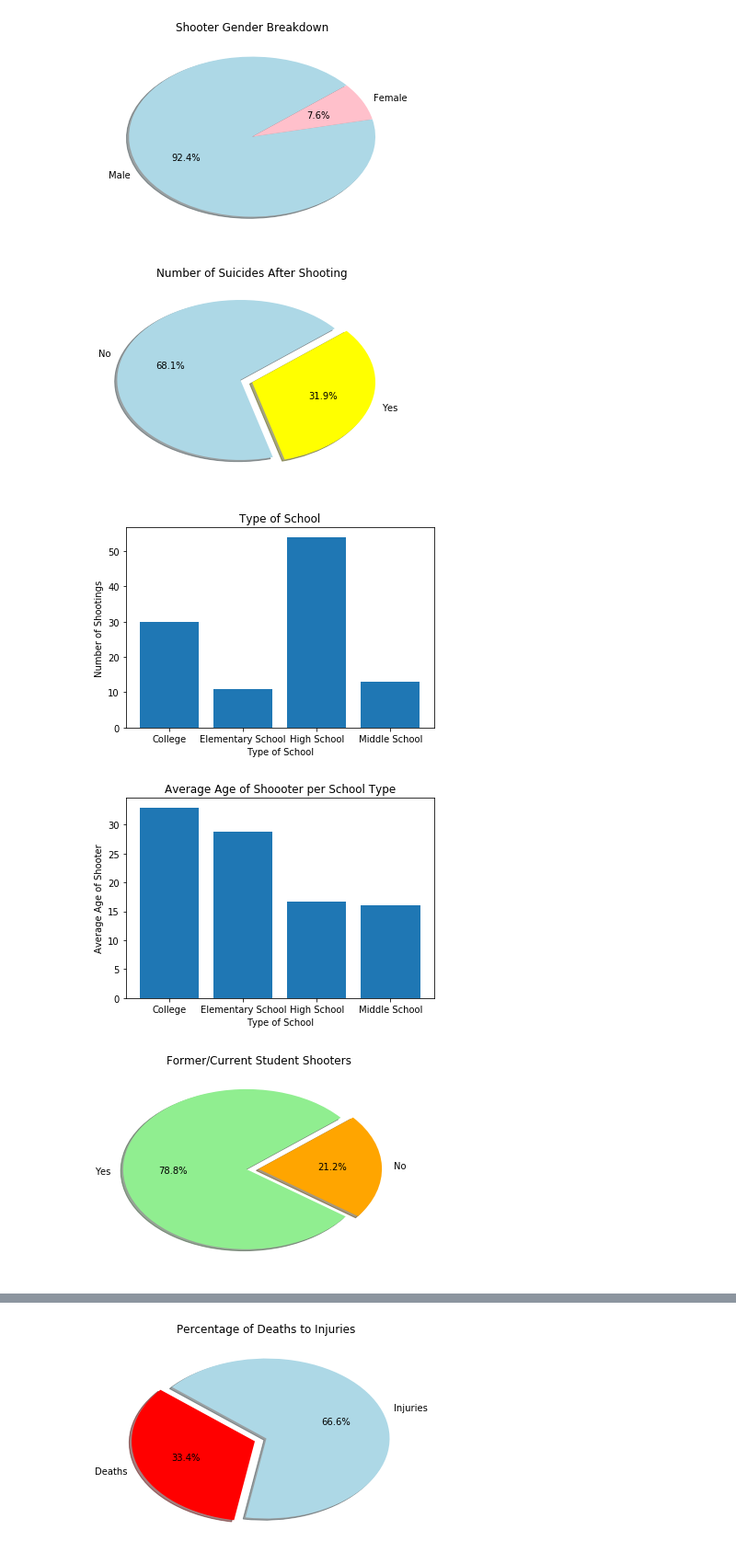
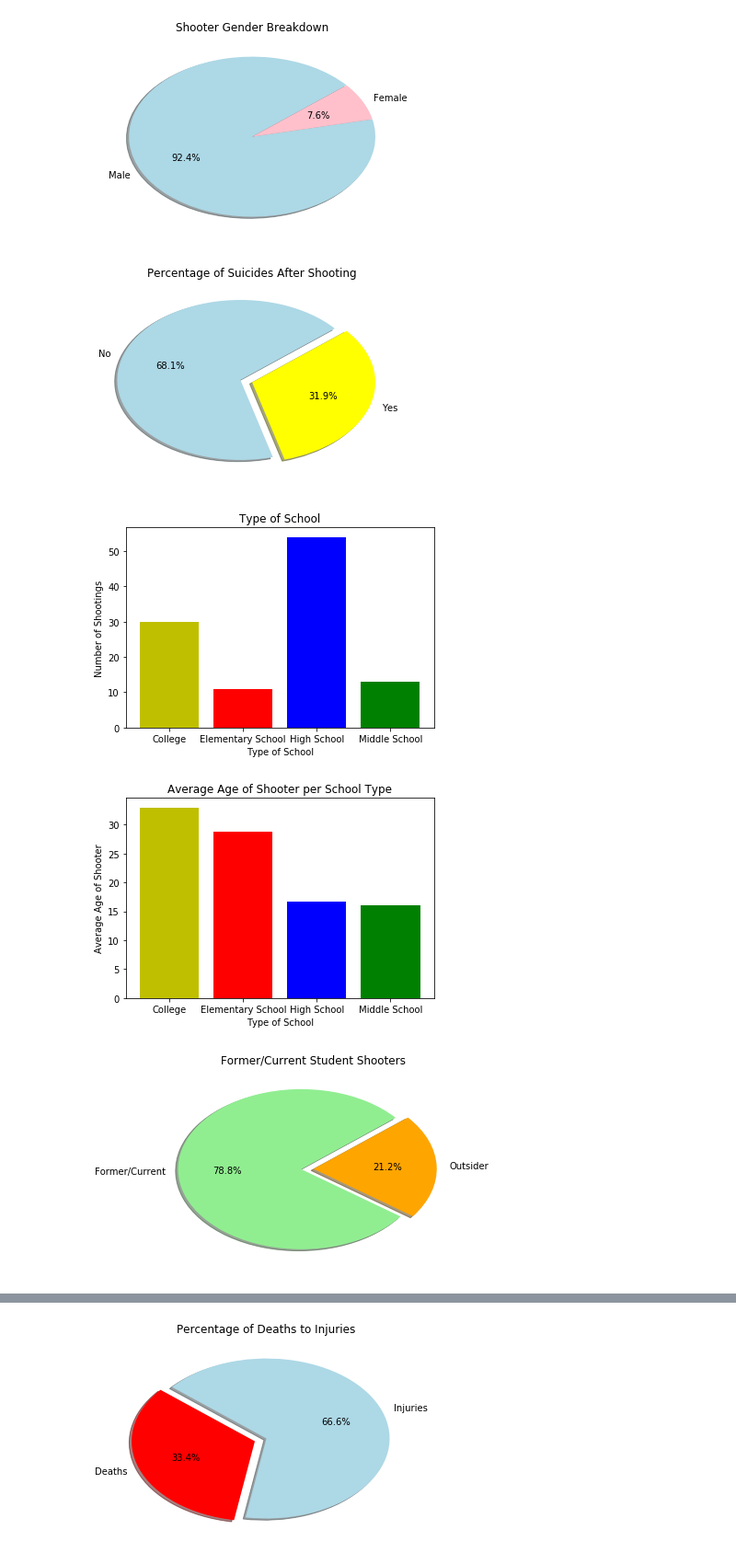
Before and after one commit to avangemert/TuThu-project-one, a Jupyter notebook: shootings_viz.ipynb, the cells around one changed output, grey strips where cells are left out. Shown at 92% size. Cells and saved outputs as stored; diff of their text form; code cells hidden in the pictures.

```diff
--- a/shootings_viz.ipynb
+++ b/shootings_viz.ipynb
@@ -65,10 +66,10 @@ colors = ["lightblue","yellow"]
 explode = [0.1,0]
 plt.pie(suicide, explode=explode, labels=labels, colors=colors,
         autopct="%1.1f%%", shadow=True, startangle=40)
-plt.title("Number of Suicides After Shooting")
+plt.title("Percentage of Suicides After Shooting")
 plt.show()
 # %% [output]
-[figure, old version]
+[figure, new version]
 # %%
 # Bar graph for types of school
 
@@ -82,13 +83,14 @@ college_df = school_shootings_df.loc[school_shootings_df["School Type"]=="U"]
 college_count = len(college_df["School Type"])
 school_type = [elem_school_count,middle_school_count,high_school_count,college_count]
 labels = ["Elementary School","Middle School","High School","College"]
-plt.bar(labels,school_type)
+color=['r','g','b','y']
+plt.bar(labels,school_type,color=color)
 plt.title("Type of School")
 plt.xlabel("Type of School")
 plt.ylabel("Number of Shootings")
 plt.show()
 # %% [output]
-[figure, old version]
+[figure, new version]
 # %%
 labels = ["Elementary School","Middle School","High School","College"]
 elem_school_shooter = elem_school_df["Shooter Age"].mean()
@@ -96,30 +98,31 @@ middle_school_shooter = middle_school_df["Shooter Age"].mean()
 high_school_shooter = high_school_df["Shooter Age"].mean()
 college_shooter = college_df["Shooter Age"].mean()
 school_shooter_age = [elem_school_shooter,middle_school_shooter,high_school_shooter,college_shooter]
-plt.bar(labels,school_shooter_age)
-plt.title("Average Age of Shoooter per School Type")
+color=['r','g','b','y']
+plt.bar(labels,school_shooter_age,color=color)
+plt.title("Average Age of Shooter per School Type")
 plt.xlabel("Type of School")
 plt.ylabel("Average Age of Shooter")
 plt.show()
 # %% [output]
-[figure, old version]
+[figure, new version]
 # %%
 # Pie chart of former students
 
 yes_formstudent_df = school_shootings_df.loc[school_shootings_df["Former Student"]=="Y"]
 yes_formstudent_count = len(yes_formstudent_df["Former Student"])
 no_formstudent_df = school_shootings_df.loc[school_shootings_df["Former Student"]=="N"]
 no_formstudent_count = len(no_formstudent_df["Former Student"])
 former_student = [yes_formstudent_count,no_formstudent_count]
-labels = ["Yes","No"]
+labels = ["Former/Current","Outsider"]
 colors = ["lightgreen","orange"]
 explode = [0.1,0]
 plt.pie(former_student, explode=explode, labels=labels, colors=colors,
         autopct="%1.1f%%", shadow=True, startangle=40)
 plt.title("Former/Current Student Shooters")
 plt.show()
 # %% [output]
-[figure, old version]
+[figure, new version]
 # %%
 # Bar chart of age groups of shooters
 
```
Also changed, not shown: parts of 8 cells of this notebook.
